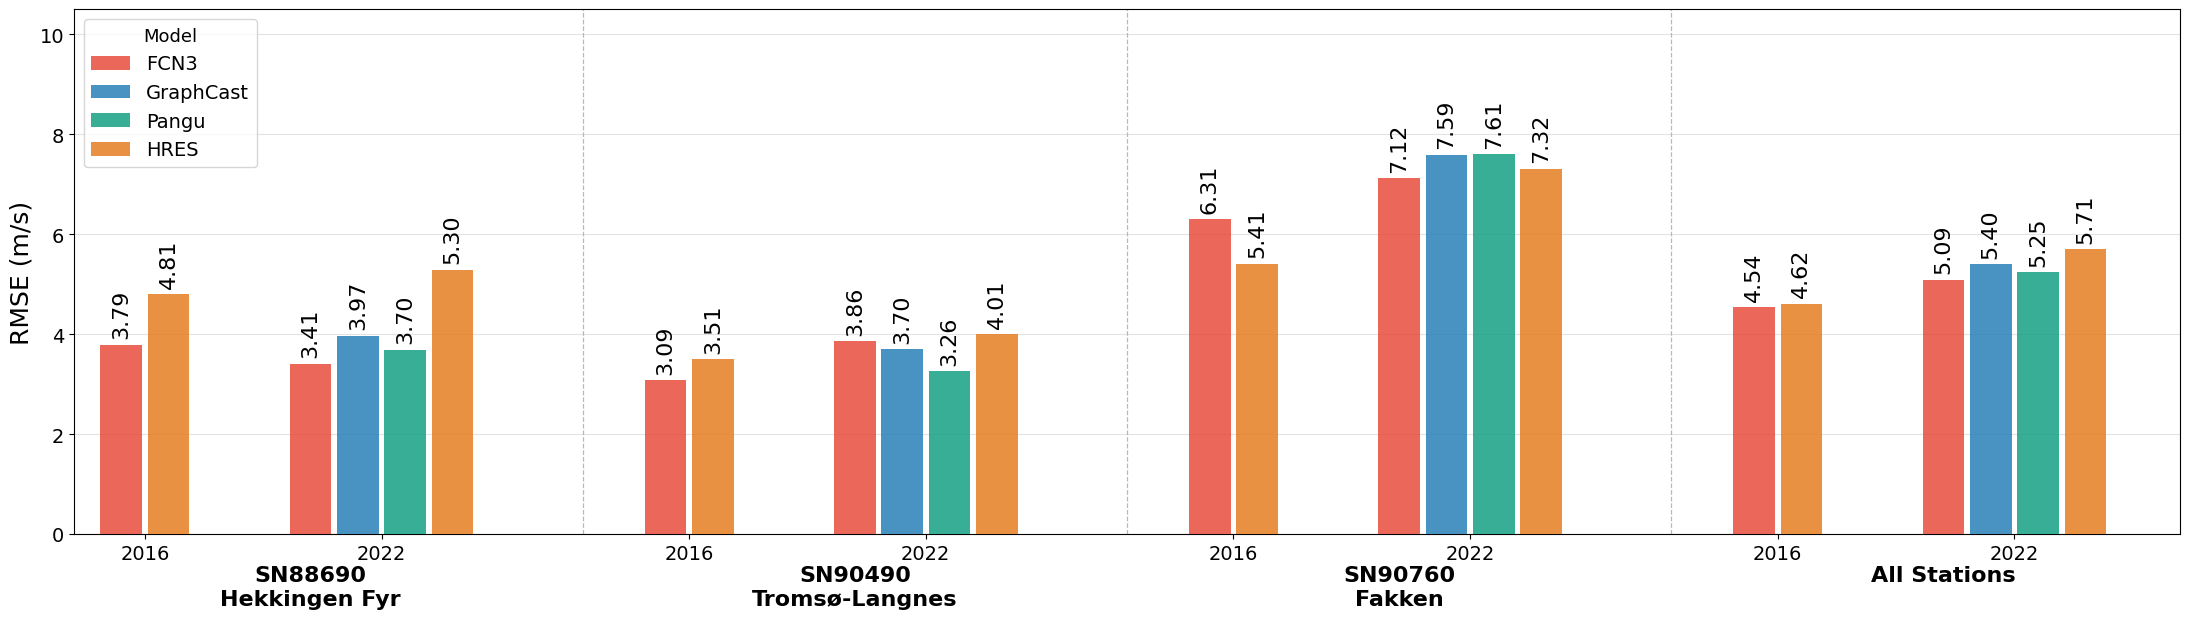
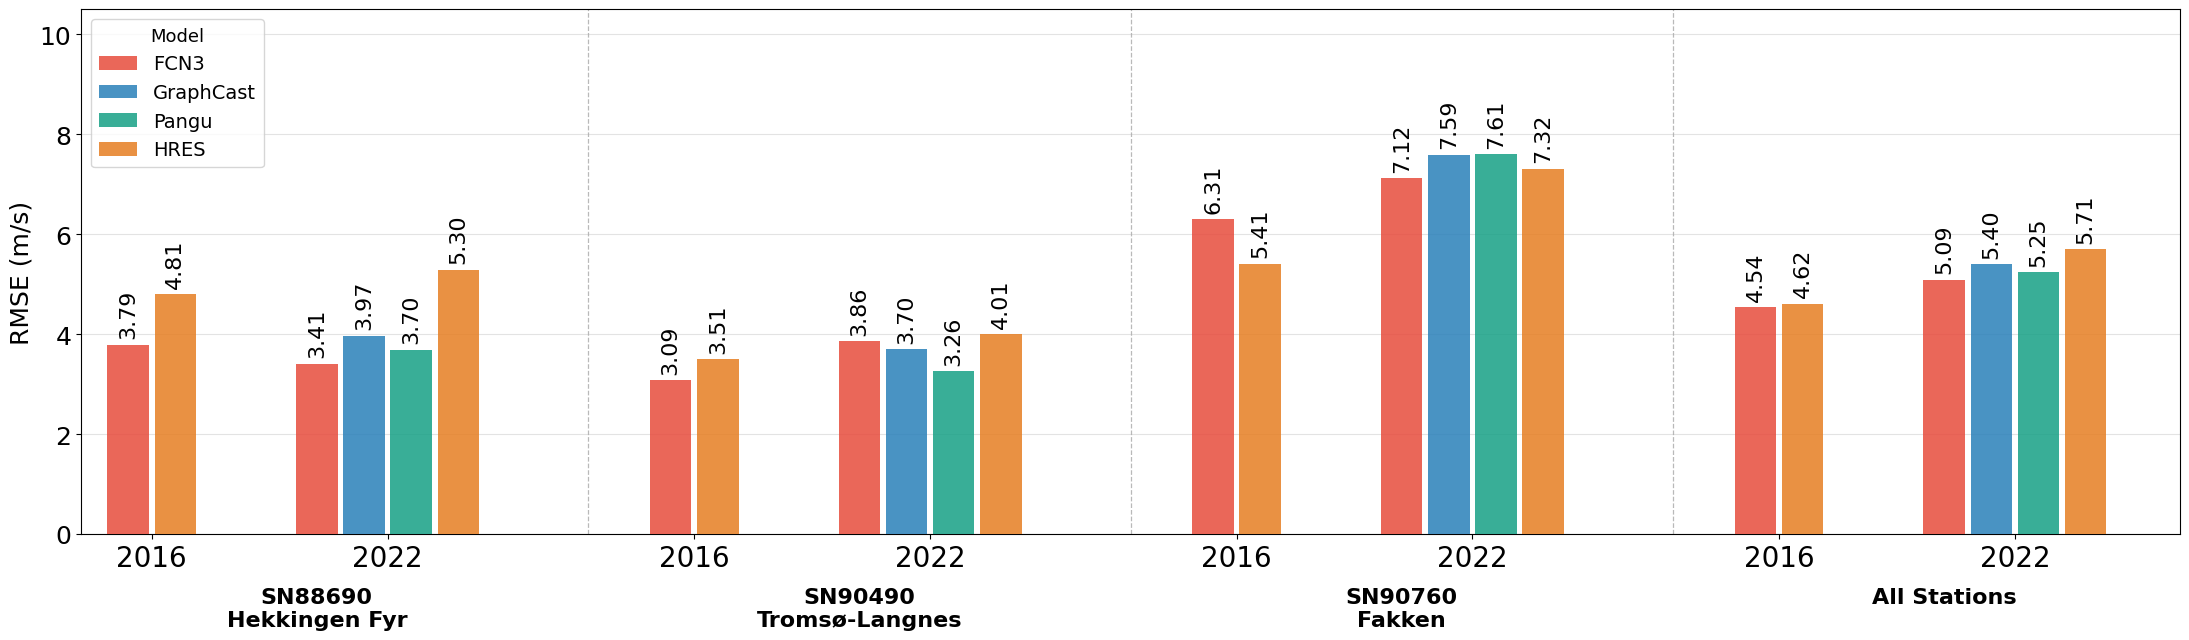
The notebook cell's code change between the first figure and the second:
--- before
+++ after
@@ -15,5 +15,5 @@
 
 ax.set_xticks([yr_tick_x[(sid, yr)] for sid in SIDS for yr in YEARS])
-ax.set_xticklabels([yr for _ in SIDS for yr in YEARS], fontsize=14)
+ax.set_xticklabels([yr for _ in SIDS for yr in YEARS], fontsize=20)
 
 trans = blended_transform_factory(ax.transData, ax.transAxes)
@@ -22,5 +22,5 @@
     name = SID_NAMES[sid]
     label = f'{sid}' + (f'\n{name}' if name else '')
-    ax.text(xmid, -0.06, label, transform=trans, ha='center', va='top',
+    ax.text(xmid, -0.10, label, transform=trans, ha='center', va='top',
             fontsize=16, fontweight='bold', clip_on=False)
 
@@ -34,5 +34,5 @@
 ax.set_ylabel('RMSE (m/s)', fontsize=18)
 ax.grid(axis='y', alpha=0.35, zorder=0)
-ax.tick_params(axis='y', labelsize=14)
+ax.tick_params(axis='y', labelsize=18)
 
 models_all = ['FCN3', 'GraphCast', 'Pangu', 'HRES']

Commit: update text size